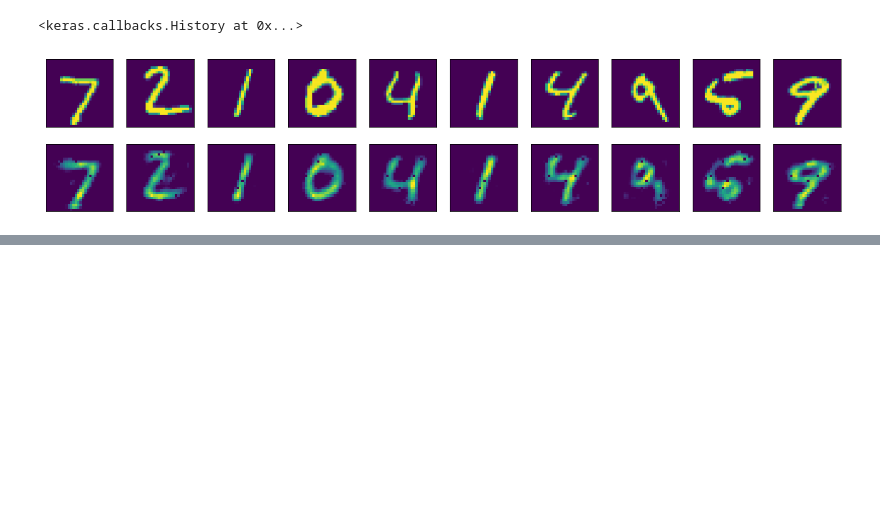
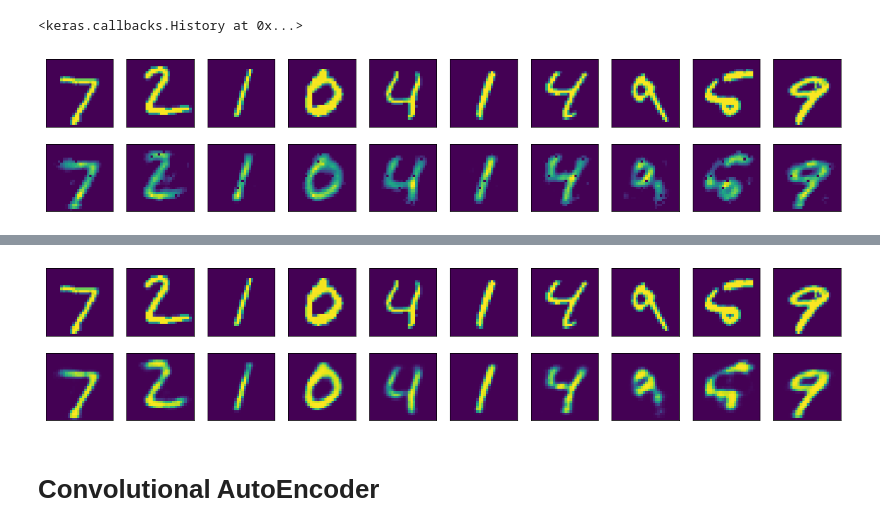
Before and after one commit to kenttw/deeplearning_homework, a Jupyter notebook: PCAandAutoencoders.ipynb, the cells around one changed output, grey strips where cells are left out. Cells and saved outputs as stored; diff of their text form; code cells hidden in the pictures; blank space fills up the shorter version.

```diff
--- a/PCAandAutoencoders.ipynb
+++ b/PCAandAutoencoders.ipynb
@@ -278,0 +286,18 @@ plt.show()
+# %%
+input_img = Input(shape=(784,))
+encoded = Dense(128, activation='relu')(input_img)
+encoded = Dense(64, activation='relu')(encoded)
+encoded = Dense(32, activation='relu')(encoded)
+
+decoded = Dense(64, activation='relu')(encoded)
+decoded = Dense(128, activation='relu')(decoded)
+decoded = Dense(784, activation='sigmoid')(decoded)
+# %%
+autoencoder = Model(input_img, decoded)
+autoencoder.compile(optimizer='adadelta', loss='binary_crossentropy')
+
+autoencoder.fit(x_train, x_train,
+                epochs=100,
+                batch_size=256,
+                shuffle=True,
+                validation_data=(x_test, x_test))
@@ -278,0 +323,27 @@ plt.show()
+# %%
+decoded_imgs = autoencoder.predict(x_test[:100].reshape(100,28*28))
+# %%
+# use Matplotlib (don't ask)
+import matplotlib.pyplot as plt
+
+n = 10  # how many digits we will display
+plt.figure(figsize=(20, 4))
+for i in range(n):
+    # display original
+    ax = plt.subplot(2, n, i + 1)
+    plt.imshow(x_test[i].reshape(28,28))
+#     plt.gray()
+    ax.get_xaxis().set_visible(False)
+    ax.get_yaxis().set_visible(False)
+
+    # display reconstruction
+    ax = plt.subplot(2, n, i + 1 + n)
+    plt.imshow((decoded_imgs[i]).reshape(28, 28))
+#     plt.gray()
+    ax.get_xaxis().set_visible(False)
+    ax.get_yaxis().set_visible(False)
+plt.show()
+# %% [output]
+[figure, added]
+# %% [markdown]
+# Convolutional AutoEncoder
```
Also changed, not shown: parts of 10 cells of this notebook.
